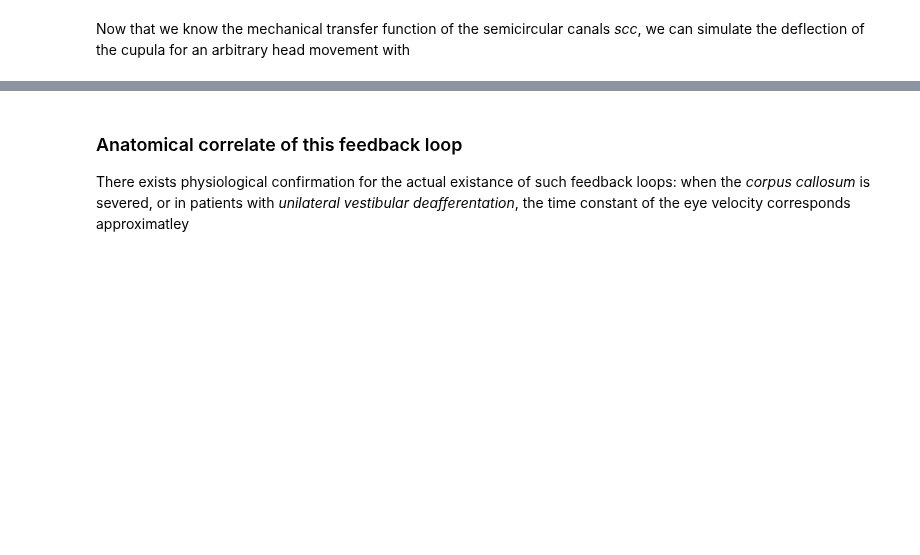
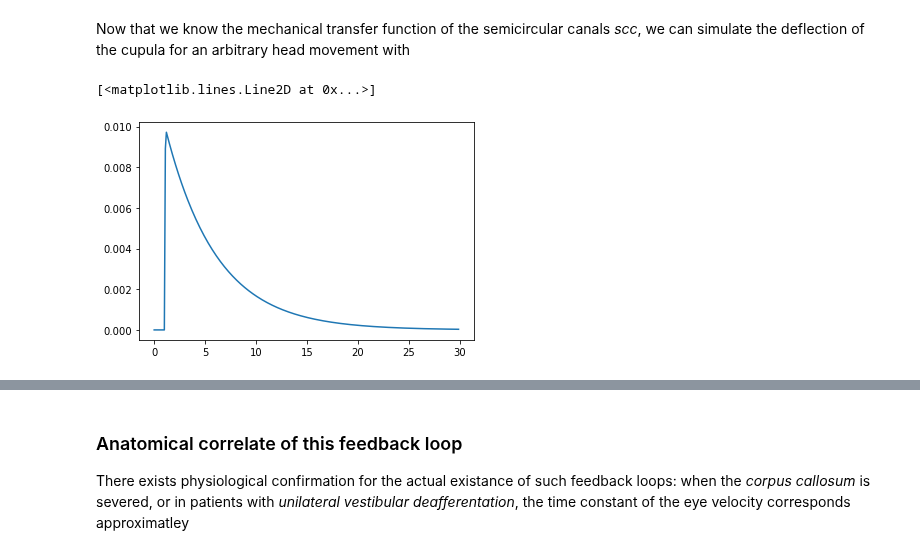
Before and after one commit to thomas-haslwanter/CSS_ipynb, a Jupyter notebook: Vestibular_3_SCC_Transduction.ipynb, the cells around one changed output, grey strips where cells are left out. Saved outputs shown, nothing was run; the diff lists cells and outputs as text; code cells hidden in the pictures; blank space fills up the shorter version.

```diff
--- a/Vestibular_3_SCC_Transduction.ipynb
+++ b/Vestibular_3_SCC_Transduction.ipynb
@@ -150,6 +149,10 @@ Now that we know the mechanical transfer function of the semicircular canals *sc
 # %%
 head_movement = x
 t_out, cupula_deflection, _ = signal.lsim(scc, head_movement, t)
+plt.plot(t_out, cupula_deflection)
+# %% [output]
+[<matplotlib.lines.Line2D at 0x...>]
+[figure, added]
 # %% [markdown]
 ## Information Processing by our Central Nervous System
 
```
Also changed, not shown: parts of 4 cells of this notebook, 19 other files.
